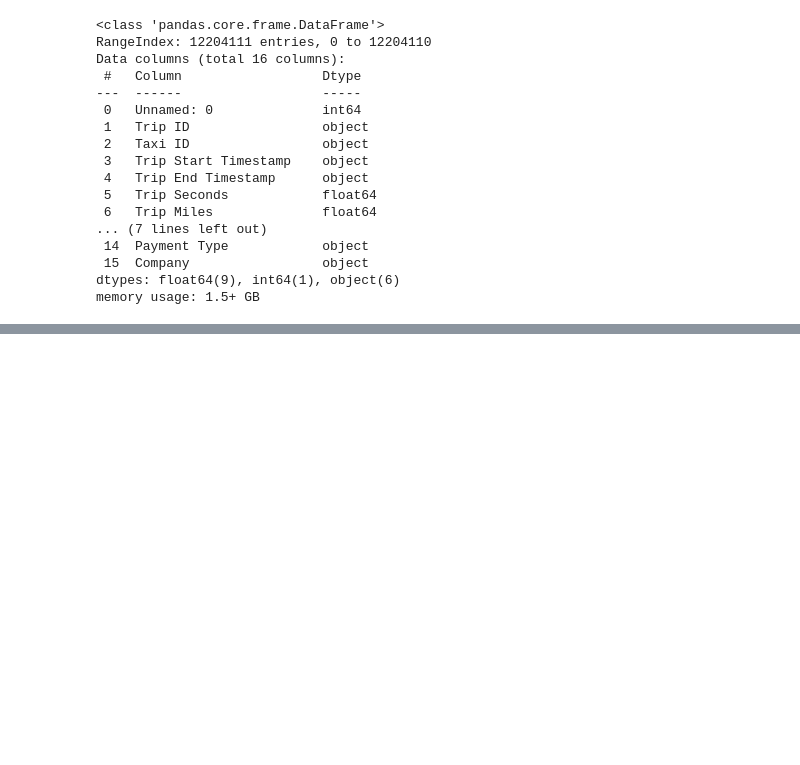
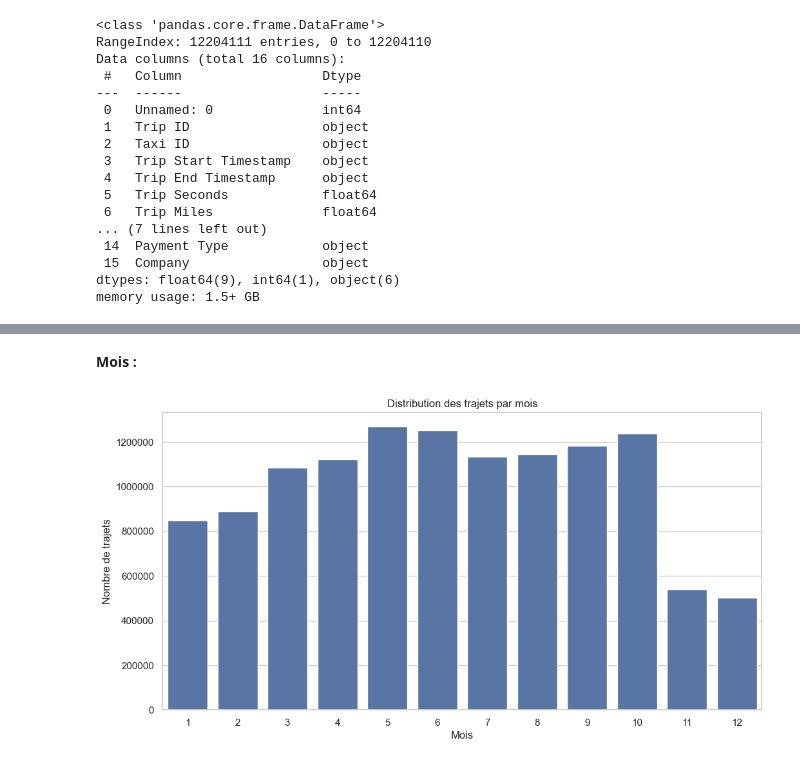
Before and after one commit to jbcheze/Predicting_Airline_Ticket_Prices, a Jupyter notebook: notebook/JB_Taxi.ipynb, the cells around one changed output, grey strips where cells are left out. Saved outputs shown, nothing was run; the diff lists cells and outputs as text; code cells hidden in the pictures; blank space fills up the shorter version.

```diff
--- a/notebook/JB_Taxi.ipynb
+++ b/notebook/JB_Taxi.ipynb
@@ -590,0 +663,15 @@ memory usage: 1.5+ GB
+# %% [markdown]
+**Mois :**
+# %%
+plt.figure()
+sns.countplot(x="start_month", data=df)
+plt.title("Distribution des trajets par mois")
+plt.xlabel("Mois")
+plt.ylabel("Nombre de trajets")
+
+ax = plt.gca()
+ax.yaxis.set_major_formatter(ScalarFormatter())
+ax.ticklabel_format(style='plain', axis='y')
+plt.show()
+# %% [output]
+[figure, added]
```
Also changed, not shown: parts of 74 cells of this notebook.
